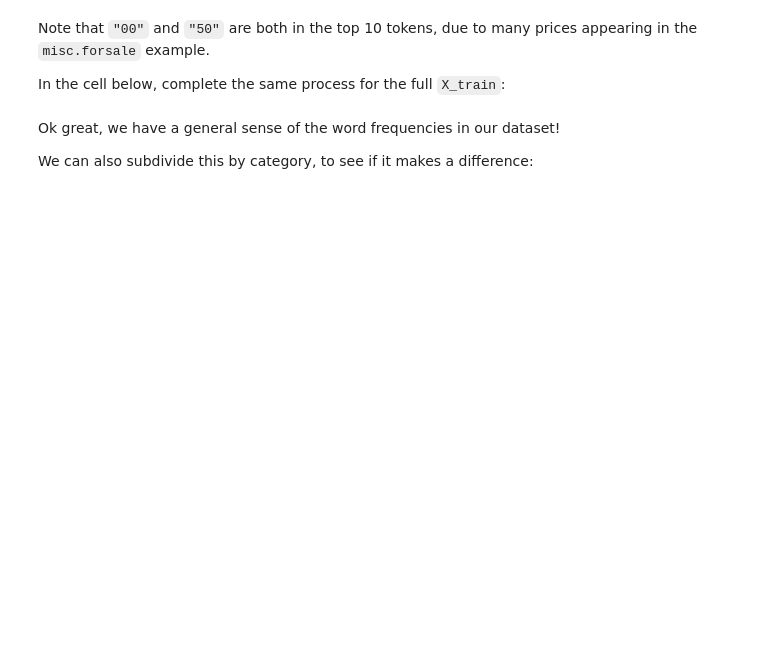
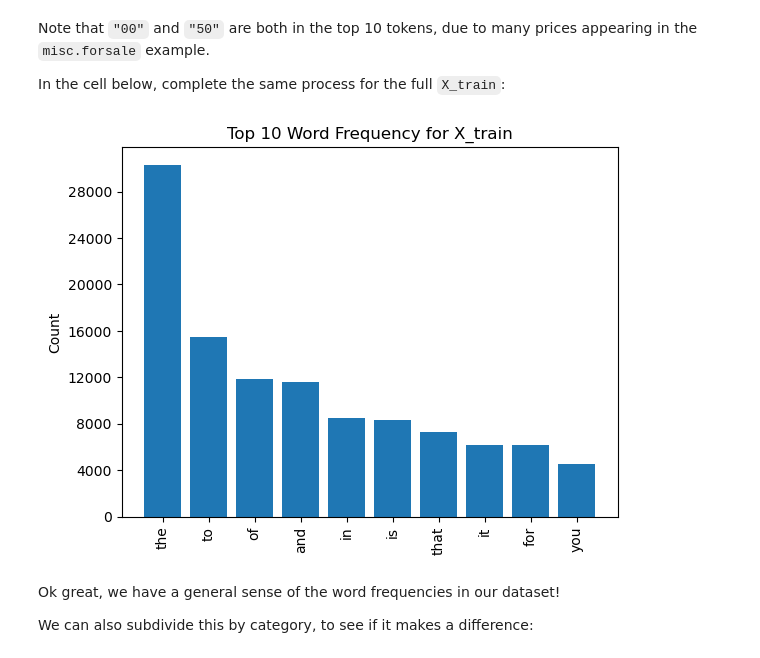
Before and after one commit to vnelima/dsc-nlp-lab, a Jupyter notebook: index.ipynb, the cells around one changed output. Cells and saved outputs as stored; diff of their text form; code cells hidden in the pictures; blank space fills up the shorter version.

```diff
--- a/index.ipynb
+++ b/index.ipynb
@@ -130,10 +130,10 @@ pd.set_option('max_colwidth', 400)
 pd.set_option('use_mathjax', False)
 
 # Extract values from Bunch objects
-X_train = pd.DataFrame(None, columns=["text"])
-X_test = pd.DataFrame(None, columns=["text"])
-y_train = pd.Series(None, name="category")
-y_test = pd.Series(None, name="category")
+X_train = pd.DataFrame(newsgroups_train.data, columns=["text"])
+X_test = pd.DataFrame( newsgroups_test.data, columns=["text"])
+y_train = pd.Series(newsgroups_train.target, name="category")
+y_test = pd.Series(newsgroups_test.target, name="category")
 # %% [markdown]
 Double-check that your variables have the correct shape below:
 # %%
@@ -229,7 +255,7 @@ In the cell below, perform the same operation on the full `X_train`:
 # Replace None with appropriate code
 
 # Transform text in X_train to lowercase
-None
+X_train["text"] = X_train["text"].str.lower()
 # %% [markdown]
 Double-check your work by looking at an example and making sure the text is lowercase:
 # %%
@@ -297,7 +347,7 @@ In the cell below, apply the same operation on `X_train`:
 # Replace None with appropriate code
 
 # Create column text_tokenized on X_train
-None
+X_train["text_tokenized"] = X_train["text"].apply(tokenizer.tokenize)
 # %% [markdown]
 Visually inspect your work below:
 # %%
@@ -372,11 +462,13 @@ In the cell below, complete the same process for the full `X_train`:
 # %%
 # Replace None with appropriate code
 
 # Create a frequency distribution for X_train
-train_freq_dist = None
+train_freq_dist = FreqDist(X_train["text_tokenized"].explode())
 
 # Plot the top 10 tokens
-None
+visualize_top_10(train_freq_dist, "Top 10 Word Frequency for X_train")
+# %% [output]
+[figure, added]
 # %% [markdown]
 Ok great, we have a general sense of the word frequencies in our dataset!
 
```
Also changed, not shown: parts of 49 cells of this notebook.
